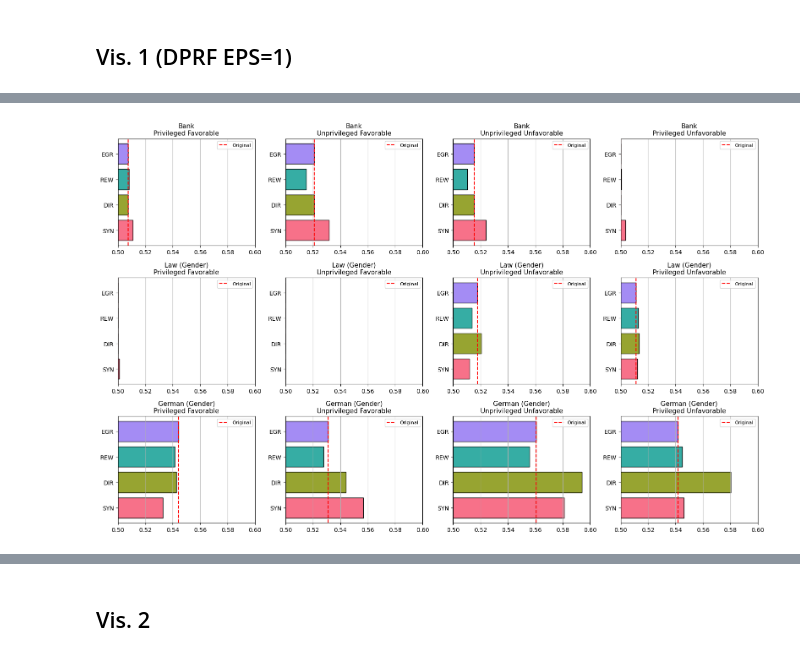
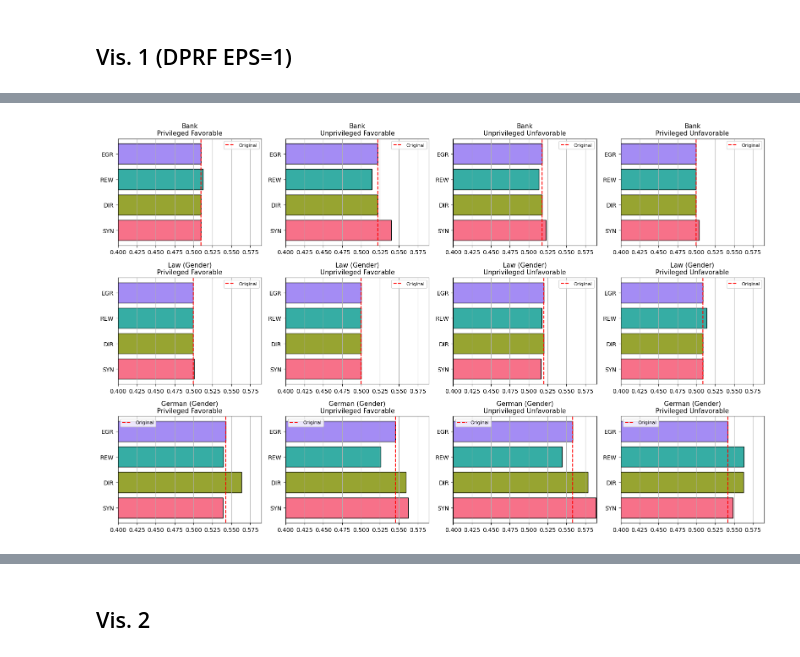
Before and after one commit to VerifAI-inc/mia-privacy-fairness, a Jupyter notebook: OQTA Visualizations.ipynb, the cells around one changed output, grey strips where cells are left out. Drawn from its saved outputs; the diff is of its cells as text; code cells hidden in the pictures.

Commit message:
ready resuls

```diff
--- a/OQTA Visualizations.ipynb
+++ b/OQTA Visualizations.ipynb
@@ -302,7 +302,7 @@ import glob
 import os
 
 # Define the base directory where your files are stored
-base_dir = "./dprf_new_mia2_results/EPS1/"
+base_dir = "./dprf_new_mia2_results/EPS10/"
 
 # Define the pattern to match your files (ignores the date part)
 file_pattern = "dprf_mia2_*_mia_privacy_risks_metrics_*.csv"
@@ -328,9 +348,9 @@ print(file_paths)
 # %%
 # Update file paths with your correct local paths
 file_paths = {
-    "Bank": './dprf_new_mia2_results/EPS1/dprf_mia2_bank_mia_privacy_risks_metrics_2025-03-30_depth15_eps1.csv',
-    "Law (Gender)": './dprf_new_mia2_results/EPS1/dprf_mia2_law_sex_mia_privacy_risks_metrics_2025-03-29_depth7_eps1.csv',
-    "German (Gender)": './dprf_new_mia2_results/EPS1/dprf_mia2_german_sex_mia_privacy_risks_metrics_2025-03-30_depth15_eps1.csv'
+    "Bank": './dprf_new_mia2_results/EPS50/dprf_mia2_bank_mia_privacy_risks_metrics_2025-03-30_depth15_eps50.csv',
+    "Law (Gender)": './dprf_new_mia2_results/EPS50/dprf_mia2_law_sex_mia_privacy_risks_metrics_2025-03-29_depth7_eps50.csv',
+    "German (Gender)": './dprf_new_mia2_results/EPS50/dprf_mia2_german_sex_mia_privacy_risks_metrics_2025-03-30_depth15_eps50.csv'
 }
 
 subpopulations = [
@@ -351,32 +371,32 @@ method_mapping = {
     "eg": "EGR",
     "dir": "DIR",
     "rew": "REW",
 }
 
 # Plotting
 fig, axes = plt.subplots(3, 4, figsize=(16, 10))
 axes = axes.reshape(3, 4)
 palette = sns.color_palette("husl", len(methods))
 
 for row_idx, (dataset_name, file_path) in enumerate(file_paths.items()):
     df = pd.read_csv(file_path)
     for col_idx, (subpop, metric) in enumerate(subpop_mapping.items()):
         ax = axes[row_idx, col_idx]
         orig_value = df[(df["Method"] == "orig") & (df["Metric"] == metric)]["Mean Privacy Risk"].values[0]
         accs = []
 
         for method, label in method_mapping.items():
             val = df[(df["Method"] == method) & (df["Metric"] == metric)]["Mean Privacy Risk"].values[0]
             accs.append(val)
 
         ax.barh(methods, accs, color=palette, edgecolor='black')
         ax.axvline(orig_value, color='red', linestyle='--', label='Original')
         ax.set_title(f"{dataset_name}\n{subpop}", fontsize=11)
-        ax.set_xlim(0.5, 0.6)
+        ax.set_xlim(0.4, 0.59)
         ax.grid(True, axis='x')
         ax.legend(fontsize=8)
 
 plt.tight_layout()
 plt.show()
 # %% [output]
-[figure, old version]
+[figure, new version]
```
Also changed, not shown: parts of 4 cells of this notebook, 48 other files.
